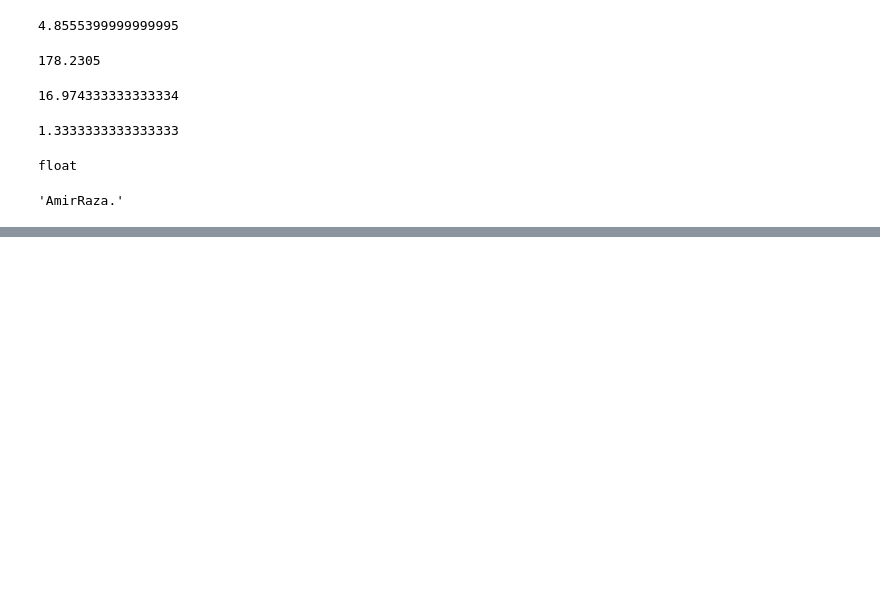
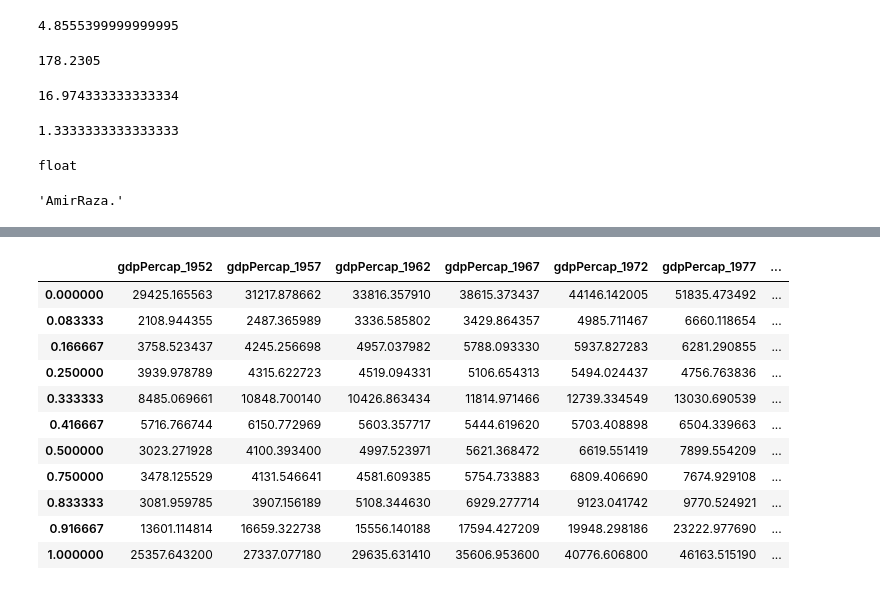
Before and after one commit to amir-raza01/Bioinformatics-Data-Carp, a Jupyter notebook: python-intro.ipynb, the cells around one changed output, grey strips where cells are left out. Cells and saved outputs as stored; diff of their text form; code cells hidden in the pictures; blank space fills up the shorter version.

```diff
--- a/python-intro.ipynb
+++ b/python-intro.ipynb
@@ -105,0 +510,4 @@ name + "."
+# %%
+mask_higher = data > data.mean()
+wealth_score = mask_higher.aggregate("sum", axis = 1) / len(data.columns)
+print(wealth_score)
@@ -105,0 +532,15 @@ name + "."
+# %%
+data.groupby(wealth_score).sum()
+# %% [output]
+|  | gdpPercap_1952 | gdpPercap_1957 | gdpPercap_1962 | gdpPercap_1967 | gdpPercap_1972 | gdpPercap_1977 | ... |
+| 0.000000 | 29425.165563 | 31217.878662 | 33816.357910 | 38615.373437 | 44146.142005 | 51835.473492 | ... |
+| 0.083333 | 2108.944355 | 2487.365989 | 3336.585802 | 3429.864357 | 4985.711467 | 6660.118654 | ... |
+| 0.166667 | 3758.523437 | 4245.256698 | 4957.037982 | 5788.093330 | 5937.827283 | 6281.290855 | ... |
+| 0.250000 | 3939.978789 | 4315.622723 | 4519.094331 | 5106.654313 | 5494.024437 | 4756.763836 | ... |
+| 0.333333 | 8485.069661 | 10848.700140 | 10426.863434 | 11814.971466 | 12739.334549 | 13030.690539 | ... |
+| 0.416667 | 5716.766744 | 6150.772969 | 5603.357717 | 5444.619620 | 5703.408898 | 6504.339663 | ... |
+| 0.500000 | 3023.271928 | 4100.393400 | 4997.523971 | 5621.368472 | 6619.551419 | 7899.554209 | ... |
+| 0.750000 | 3478.125529 | 4131.546641 | 4581.609385 | 5754.733883 | 6809.406690 | 7674.929108 | ... |
+| 0.833333 | 3081.959785 | 3907.156189 | 5108.344630 | 6929.277714 | 9123.041742 | 9770.524921 | ... |
+| 0.916667 | 13601.114814 | 16659.322738 | 15556.140188 | 17594.427209 | 19948.298186 | 23222.977690 | ... |
+| 1.000000 | 25357.643200 | 27337.077180 | 29635.631410 | 35606.953600 | 40776.606800 | 46163.515190 | ... |
```
Also changed, not shown: parts of 39 cells of this notebook.
